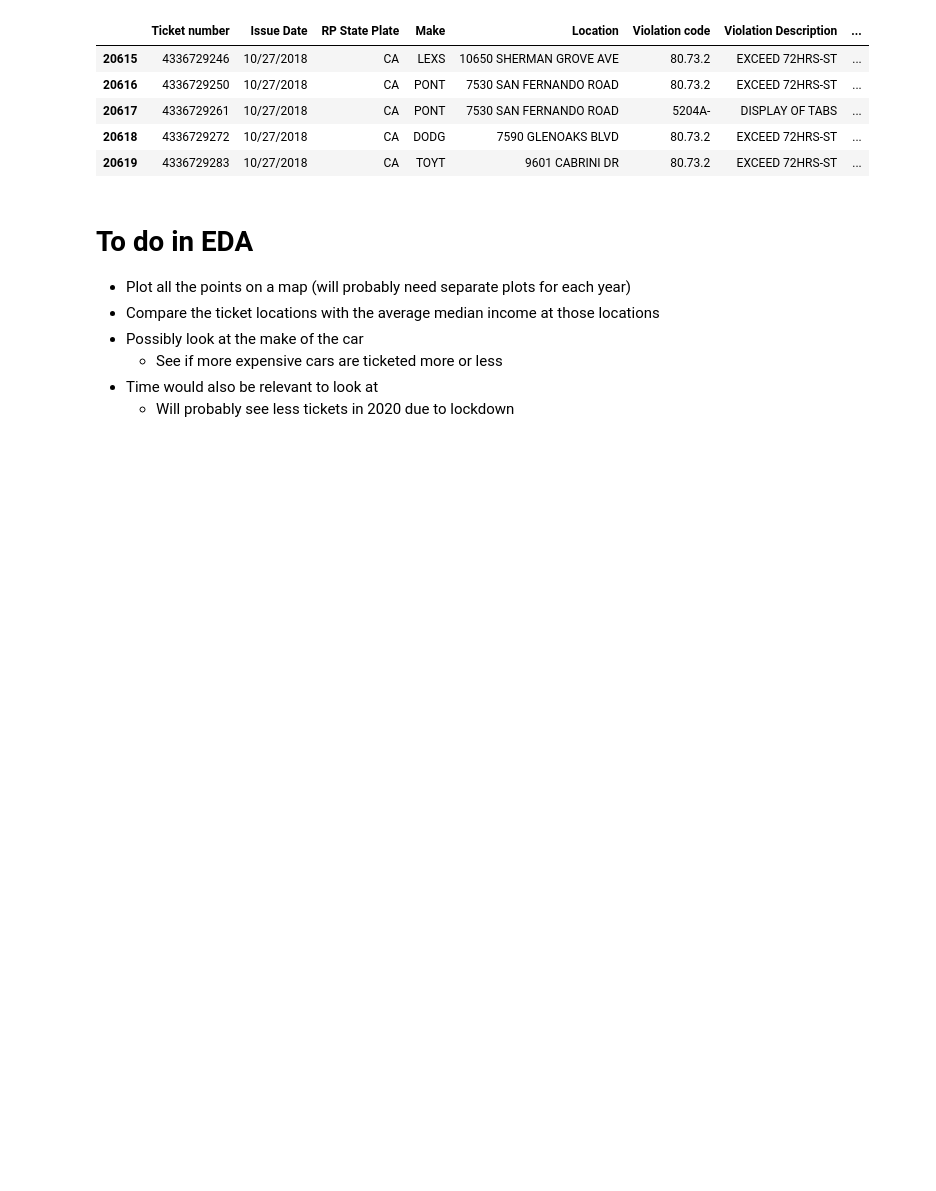
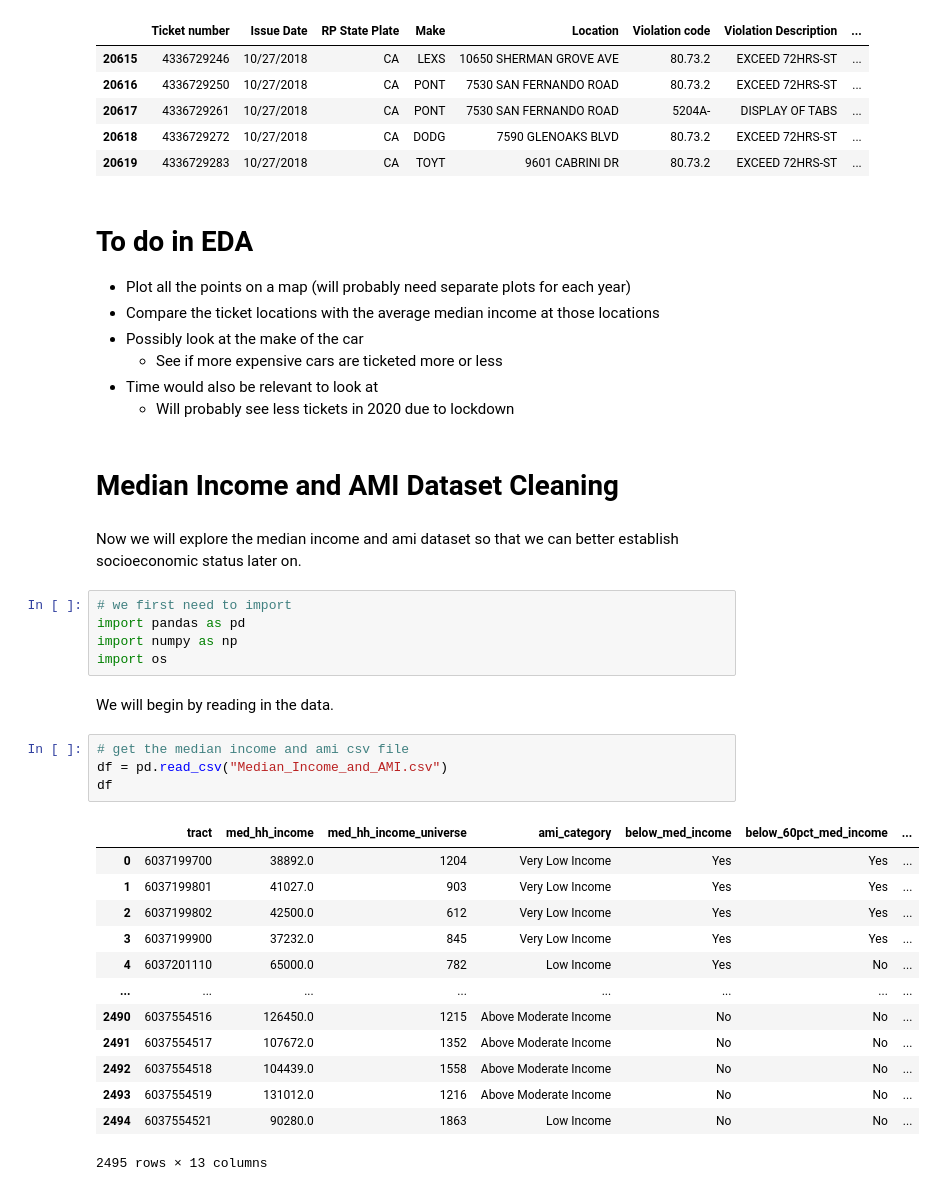
Before and after one commit to niha-m584/ParkingCitationProject, a Jupyter notebook: DataCheckpointGroup_054-Fa22.ipynb, the cells around one changed output. Drawn from its saved outputs; the diff is of its cells as text; blank space fills up the shorter version.

```diff
--- a/DataCheckpointGroup_054-Fa22.ipynb
+++ b/DataCheckpointGroup_054-Fa22.ipynb
@@ -231,3 +231,32 @@ df.head()
     - See if more expensive cars are ticketed more or less
 - Time would also be relevant to look at
     - Will probably see less tickets in 2020 due to lockdown
+# %% [markdown]
+# Median Income and AMI Dataset Cleaning
+# %% [markdown]
+Now we will explore the median income and ami dataset so that we can better establish socioeconomic status later on.
+# %%
+# we first need to import
+import pandas as pd
+import numpy as np
+import os
+# %% [markdown]
+We will begin by reading in the data.
+# %%
+# get the median income and ami csv file
+df = pd.read_csv("Median_Income_and_AMI.csv")
+df
+# %% [output]
+|  | tract | med_hh_income | med_hh_income_universe | ami_category | below_med_income | below_60pct_med_income | ... |
+| 0 | 6037199700 | 38892.0 | 1204 | Very Low Income | Yes | Yes | ... |
+| 1 | 6037199801 | 41027.0 | 903 | Very Low Income | Yes | Yes | ... |
+| 2 | 6037199802 | 42500.0 | 612 | Very Low Income | Yes | Yes | ... |
+| 3 | 6037199900 | 37232.0 | 845 | Very Low Income | Yes | Yes | ... |
+| 4 | 6037201110 | 65000.0 | 782 | Low Income | Yes | No | ... |
+| ... | ... | ... | ... | ... | ... | ... | ... |
+| 2490 | 6037554516 | 126450.0 | 1215 | Above Moderate Income | No | No | ... |
+| 2491 | 6037554517 | 107672.0 | 1352 | Above Moderate Income | No | No | ... |
+| 2492 | 6037554518 | 104439.0 | 1558 | Above Moderate Income | No | No | ... |
+| 2493 | 6037554519 | 131012.0 | 1216 | Above Moderate Income | No | No | ... |
+| 2494 | 6037554521 | 90280.0 | 1863 | Low Income | No | No | ... |
+2495 rows × 13 columns
```
Also changed, not shown: parts of 34 cells of this notebook.
